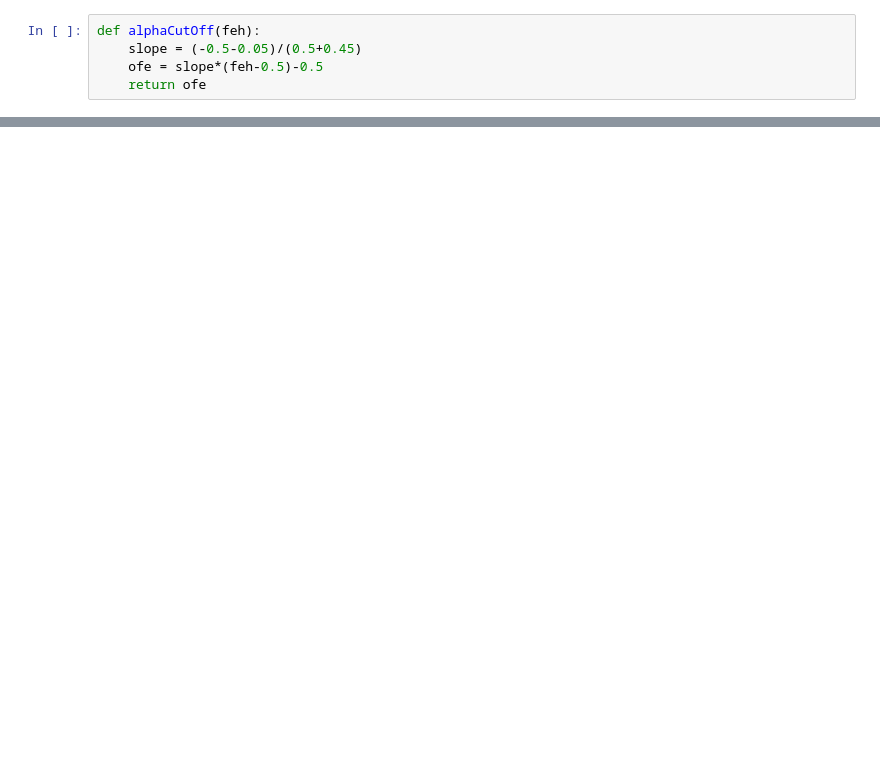
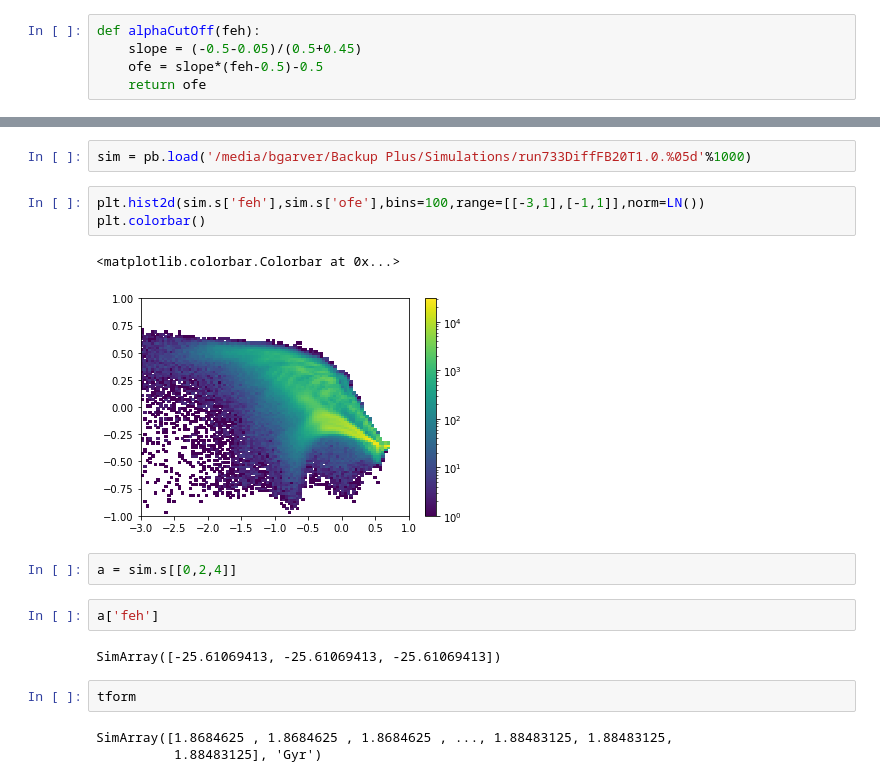
Before and after one commit to BethanyGarver/clumpy-star-formation, a Jupyter notebook: ClumpProperties1.ipynb, the cells around one changed output, grey strips where cells are left out. Saved outputs shown, nothing was run; the diff lists cells and outputs as text; blank space fills up the shorter version.

```diff
--- a/ClumpProperties1.ipynb
+++ b/ClumpProperties1.ipynb
@@ -86,0 +122,19 @@ KeyError: 'No array FeMassFrac for family star'
+# %%
+sim = pb.load('/media/bgarver/Backup Plus/Simulations/run733DiffFB20T1.0.%05d'%1000)
+# %%
+plt.hist2d(sim.s['feh'],sim.s['ofe'],bins=100,range=[[-3,1],[-1,1]],norm=LN())
+plt.colorbar()
+# %% [output]
+<matplotlib.colorbar.Colorbar at 0x...>
+[figure, added]
+# %%
+a = sim.s[[0,2,4]]
+# %%
+a['feh']
+# %% [output]
+SimArray([-25.61069413, -25.61069413, -25.61069413])
+# %%
+tform
+# %% [output]
+SimArray([1.8684625 , 1.8684625 , 1.8684625 , ..., 1.88483125, 1.88483125,
+          1.88483125], 'Gyr')
```
Also changed, not shown: parts of 3 cells of this notebook.
